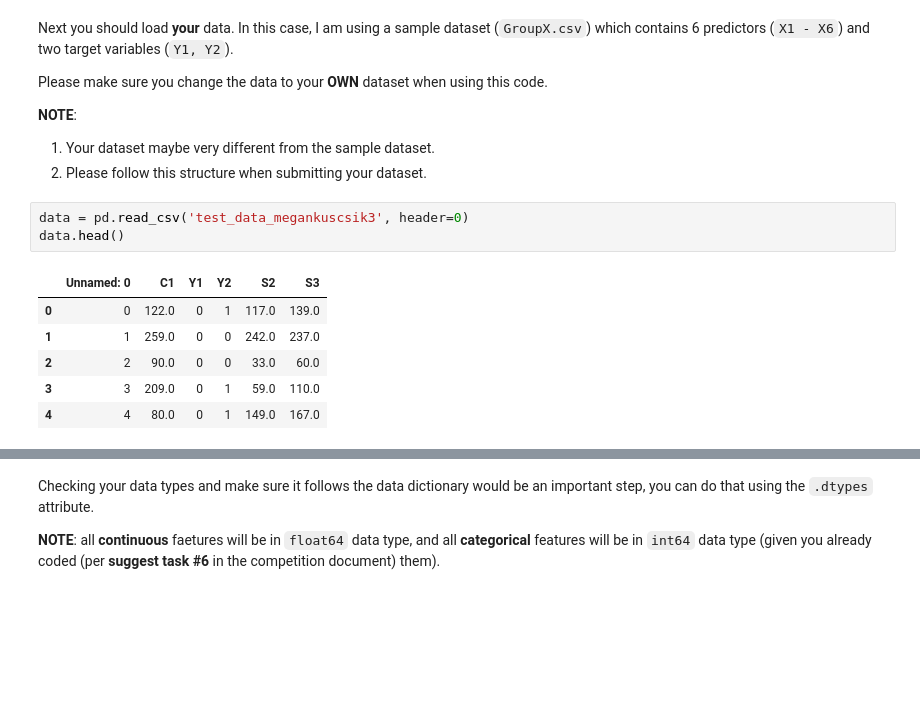
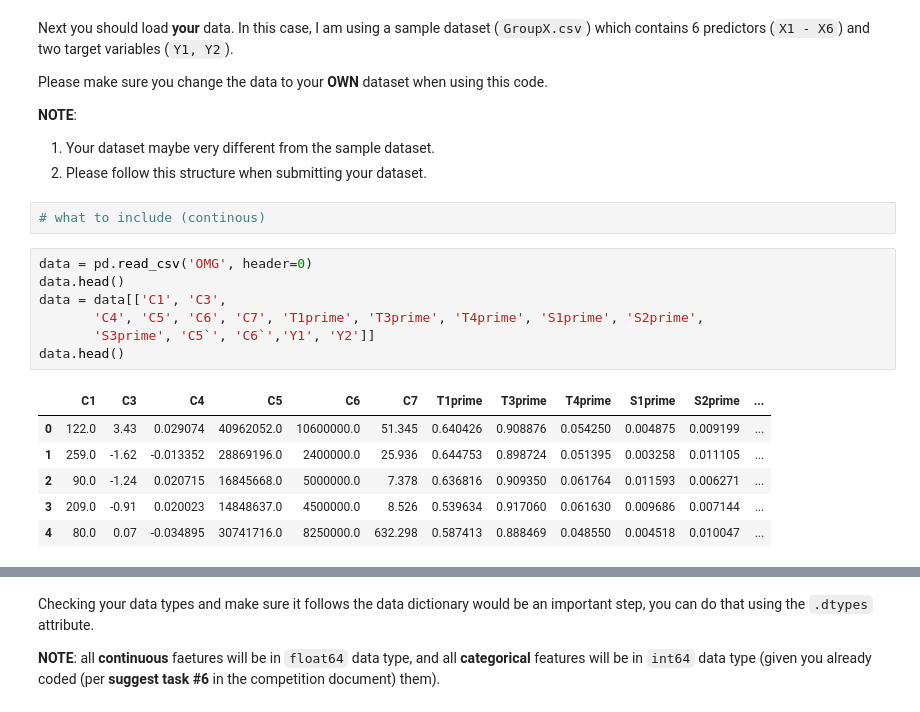
Before and after one commit to fairfield-university-ba545/project1-mem, a Jupyter notebook: Evaluation-Code-V0.ipynb, the cells around one changed output, grey strips where cells are left out. Drawn from its saved outputs; the diff is of its cells as text; blank space fills up the shorter version.

```diff
--- a/Evaluation-Code-V0.ipynb
+++ b/Evaluation-Code-V0.ipynb
@@ -34,13 +34,19 @@ Please make sure you change the data to your __OWN__ dataset when using this cod
 __NOTE__:
 1. Your dataset maybe very different from the sample dataset.
 2. Please follow this structure when submitting your dataset.
-# %%
-data = pd.read_csv('test_data_megankuscsik3', header=0)
-data.head()
-# %% [output]
-|  | Unnamed: 0 | C1 | Y1 | Y2 | S2 | S3 |
-| 0 | 0 | 122.0 | 0 | 1 | 117.0 | 139.0 |
-| 1 | 1 | 259.0 | 0 | 0 | 242.0 | 237.0 |
-| 2 | 2 | 90.0 | 0 | 0 | 33.0 | 60.0 |
-| 3 | 3 | 209.0 | 0 | 1 | 59.0 | 110.0 |
-| 4 | 4 | 80.0 | 0 | 1 | 149.0 | 167.0 |
+# %%
+# what to include (continous)
+# %%
+data = pd.read_csv('OMG', header=0)
+data.head()
+data = data[['C1', 'C3',
+       'C4', 'C5', 'C6', 'C7', 'T1prime', 'T3prime', 'T4prime', 'S1prime', 'S2prime',
+       'S3prime', 'C5`', 'C6`','Y1', 'Y2']]
+data.head()
+# %% [output]
+|  | C1 | C3 | C4 | C5 | C6 | C7 | T1prime | T3prime | T4prime | S1prime | S2prime | ... |
+| 0 | 122.0 | 3.43 | 0.029074 | 40962052.0 | 10600000.0 | 51.345 | 0.640426 | 0.908876 | 0.054250 | 0.004875 | 0.009199 | ... |
+| 1 | 259.0 | -1.62 | -0.013352 | 28869196.0 | 2400000.0 | 25.936 | 0.644753 | 0.898724 | 0.051395 | 0.003258 | 0.011105 | ... |
+| 2 | 90.0 | -1.24 | 0.020715 | 16845668.0 | 5000000.0 | 7.378 | 0.636816 | 0.909350 | 0.061764 | 0.011593 | 0.006271 | ... |
+| 3 | 209.0 | -0.91 | 0.020023 | 14848637.0 | 4500000.0 | 8.526 | 0.539634 | 0.917060 | 0.061630 | 0.009686 | 0.007144 | ... |
+| 4 | 80.0 | 0.07 | -0.034895 | 30741716.0 | 8250000.0 | 632.298 | 0.587413 | 0.888469 | 0.048550 | 0.004518 | 0.010047 | ... |
```
Also changed, not shown: parts of 8 cells of this notebook, 2 other files.
